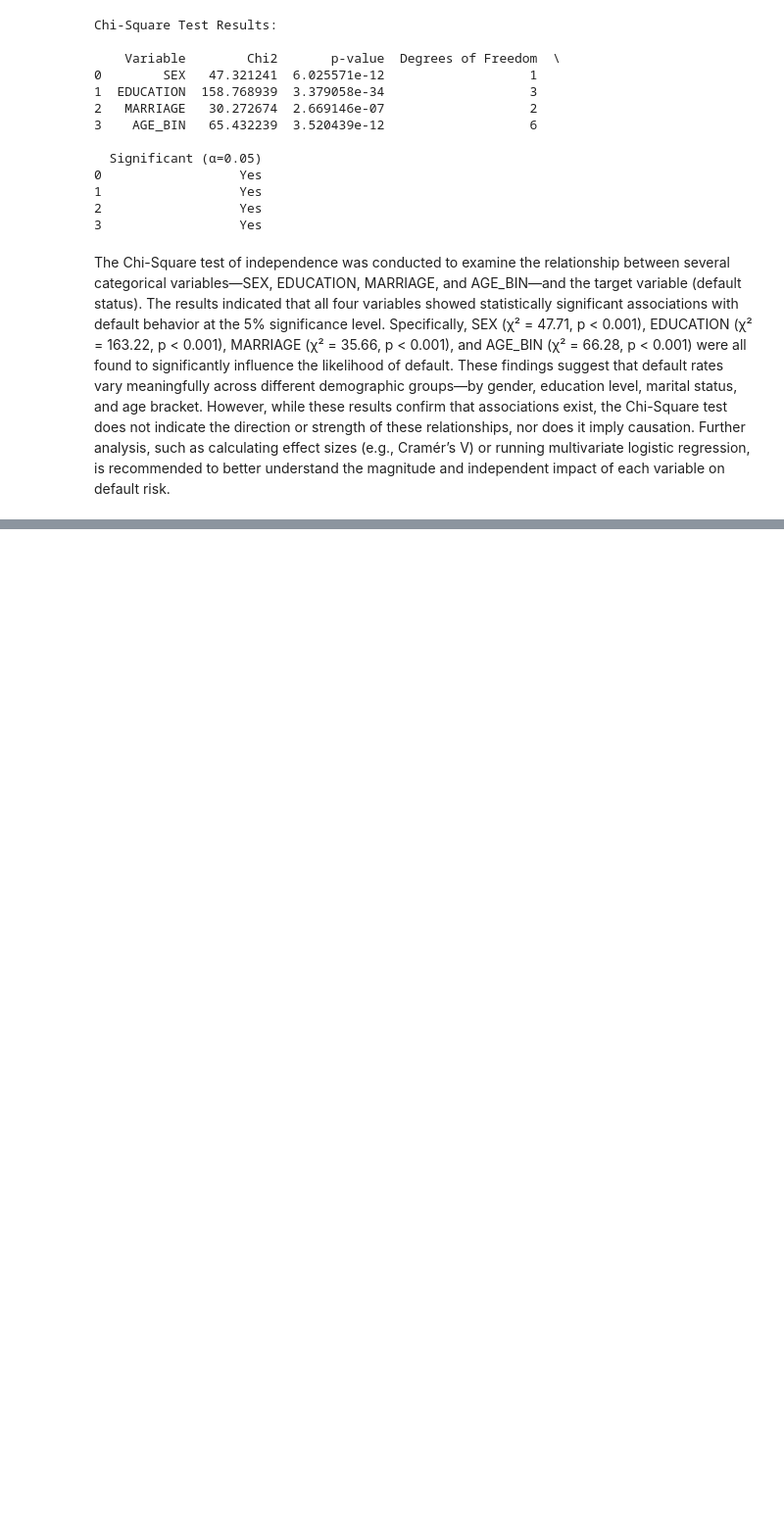
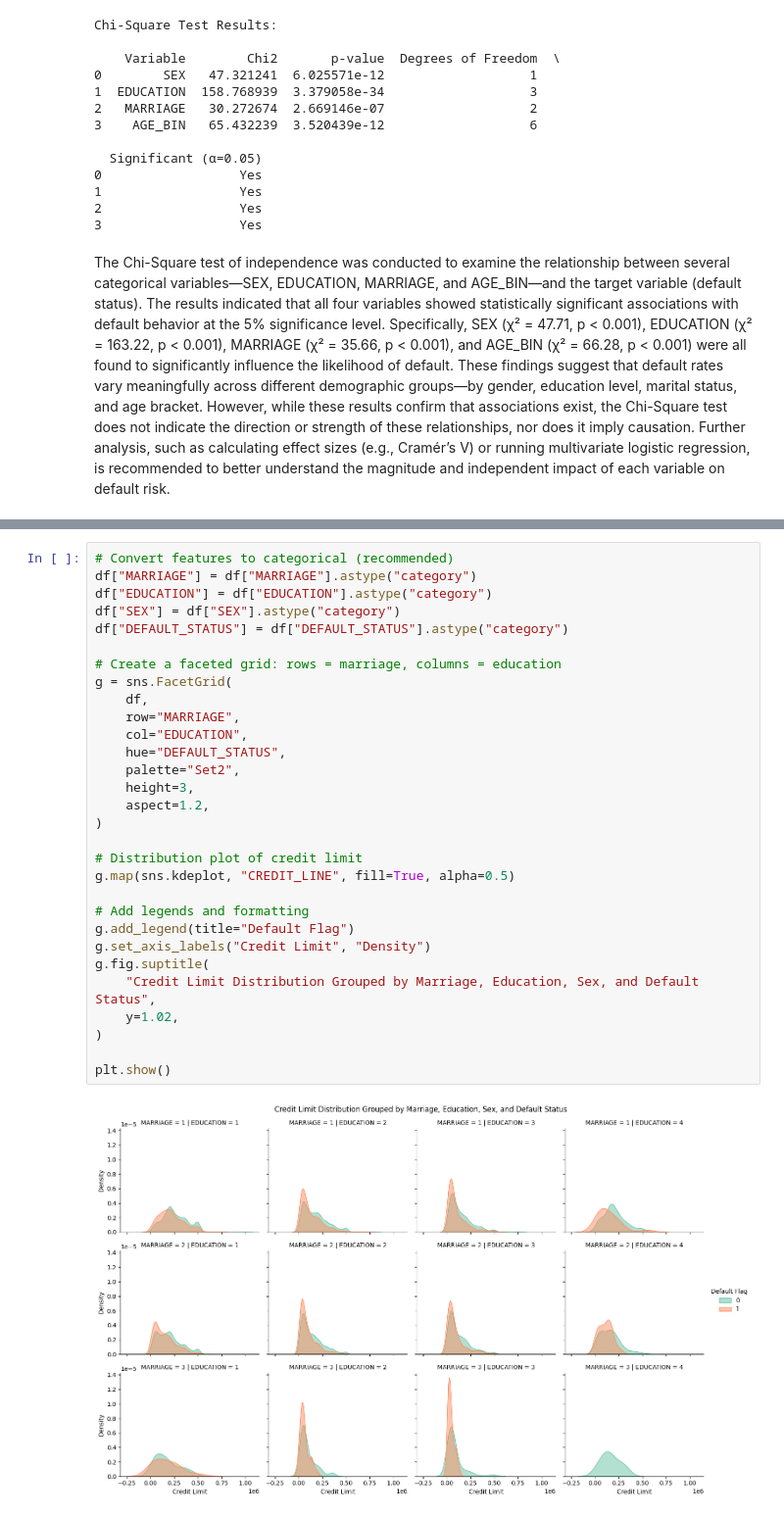
Before and after one commit to ammylin/MATH_789_final_project, a Jupyter notebook: 00_eda.ipynb, the cells around one changed output, grey strips where cells are left out. Shown at 98% size. Cells and saved outputs as stored; diff of their text form; blank space fills up the shorter version.

```diff
--- a/00_eda.ipynb
+++ b/00_eda.ipynb
@@ -493,0 +526,32 @@ The Chi-Square test of independence was conducted to examine the relationship be
+# %%
+# Convert features to categorical (recommended)
+df["MARRIAGE"] = df["MARRIAGE"].astype("category")
+df["EDUCATION"] = df["EDUCATION"].astype("category")
+df["SEX"] = df["SEX"].astype("category")
+df["DEFAULT_STATUS"] = df["DEFAULT_STATUS"].astype("category")
+
+# Create a faceted grid: rows = marriage, columns = education
+g = sns.FacetGrid(
+    df,
+    row="MARRIAGE",
+    col="EDUCATION",
+    hue="DEFAULT_STATUS",
+    palette="Set2",
+    height=3,
+    aspect=1.2,
+)
+
+# Distribution plot of credit limit
+g.map(sns.kdeplot, "CREDIT_LINE", fill=True, alpha=0.5)
+
+# Add legends and formatting
+g.add_legend(title="Default Flag")
+g.set_axis_labels("Credit Limit", "Density")
+g.fig.suptitle(
+    "Credit Limit Distribution Grouped by Marriage, Education, Sex, and Default Status",
+    y=1.02,
+)
+
+plt.show()
+# %% [output]
+[figure, added]
```
Also changed, not shown: parts of 4 cells of this notebook.
